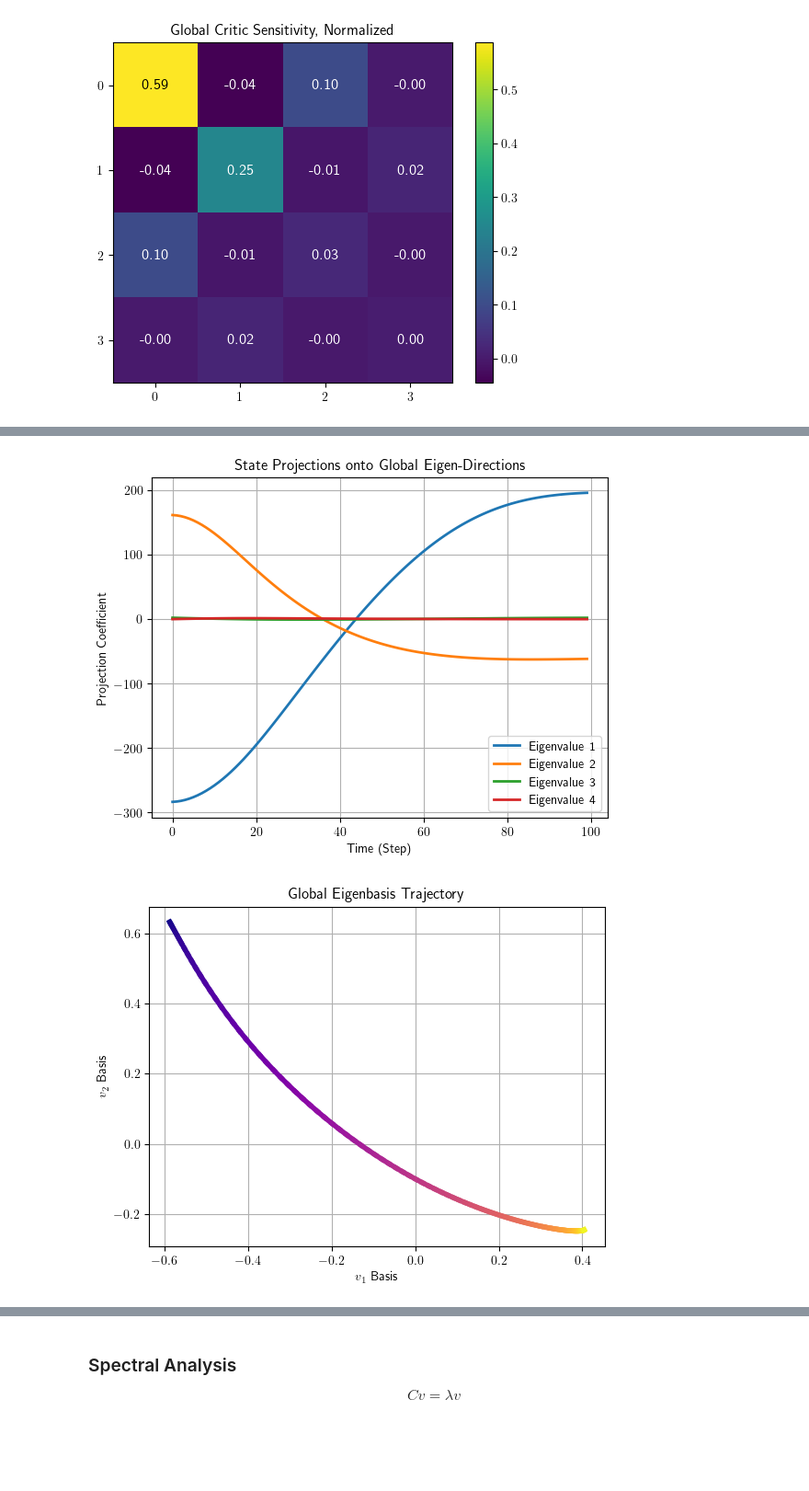
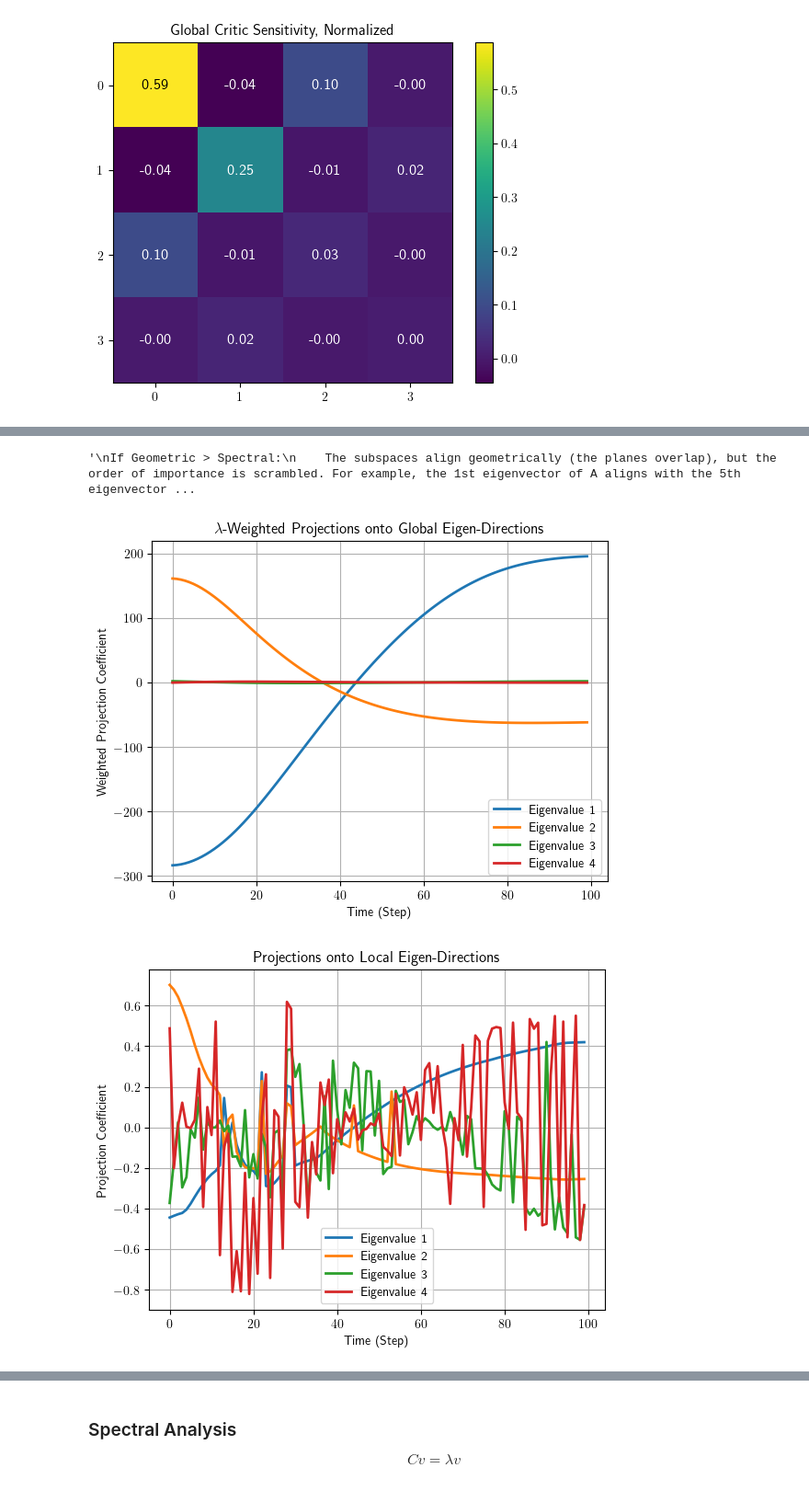
Before and after one commit to KyleM73/nonlinear_ct, a Jupyter notebook: scripts/analyze.ipynb, the cells around one changed output, grey strips where cells are left out. Shown at 92% size. Drawn from its saved outputs; the diff is of its cells as text; code cells hidden in the pictures; blank space fills up the shorter version.

Commit message:
subspace alignment

```diff
--- a/scripts/analyze.ipynb
+++ b/scripts/analyze.ipynb
@@ -253,12 +301,27 @@ plot_heatmap(proj_critic_rollout[:, 0], proj_critic_rollout[:, 1], sensitivity_c
 [figure]
 # %%
 proj_dist_global_dir = compute_projection_distances(states[:, 0], eigvecs_global, mean_center=True)
-plot_1d(proj_dist_global_dir * eigvals_global, f"State Projections onto Global Eigen-Directions", "Time (Step)", "Projection Coefficient", prefix="Eigenvalue ")
-plot_2d(proj_dist_global_dir, "Global Eigenbasis Trajectory", r"$v_1$ Basis", r"$v_2$ Basis", temporal=True, linewidth=4)
-# proj_dist_all = compute_projection_distances(states_flat, eigvecs_global, mean_center=True)
-# plot_2d(proj_dist_all, "Global Eigenbasis Trajectory", r"$v_1$ Basis", r"$v_2$ Basis", temporal=True, linewidth=4)
+# plot_2d(proj_dist_global_dir, "Global Eigenbasis Trajectory", r"$v_1$ Basis", r"$v_2$ Basis", temporal=True, linewidth=4)
+plot_1d(proj_dist_global_dir * eigvals_global, r"$\lambda$-Weighted Projections onto Global Eigen-Directions", "Time (Step)", "Weighted Projection Coefficient", prefix="Eigenvalue ")
+
 proj_dist_local = compute_projection_distances(states[:, 0], eigvecs_traj, mean_center=True)
-plot_1d(proj_dist_local * eigvals_traj, f"State Projections onto Local Eigen-Directions", "Time (Step)", "Projection Coefficient", prefix="Eigenvalue ")
+plot_1d(proj_dist_local, f"Projections onto Local Eigen-Directions", "Time (Step)", "Projection Coefficient", prefix="Eigenvalue ")
+
+k = 2
+geometric_similarity, spectral_similarity = compute_subspace_similarity(eigvecs_global, eigvals_global, eigvecs_traj, eigvals_traj, k=k)
+similarity = torch.cat((
+    geometric_similarity.unsqueeze(dim=1),
+    spectral_similarity.unsqueeze(dim=1),
+), dim=1)
+plot_1d(similarity, f"Top {k} Eigenbasis Similarity", "Time (Step)", "Similarity", labels=("Geometric", "Spectral"))
+
+"""
+If Geometric > Spectral:
+    The subspaces align geometrically (the planes overlap), but the order of importance is scrambled. For example, the 1st eigenvector of A aligns with the 5th eigenvector of B. Geometry says "match," but weighting says "mismatch" because the high-energy vector in A is matching a low-energy vector in B.
+If Spectral > Geometric:
+    This is rarer but happens if the top 1 or 2 vectors match perfectly (dominating the weighted score), while vectors 3 through $k$ are completely orthogonal (dragging down the unweighted average). The eigenvalue-weighted metric is forgiving of errors in the "tail" (low eigenvalues).
+"""
 # %% [output]
+'\nIf Geometric > Spectral:\n    The subspaces align geometrically (the planes overlap), but the order of importance is scrambled. For example, the 1st eigenvector of A aligns with the 5th eigenvector ...
-[figure, old version]
+[figure, new version]
-[figure, old version]
+[figure, new version]
```
Also changed, not shown: parts of 4 cells of this notebook, 3 other files.
